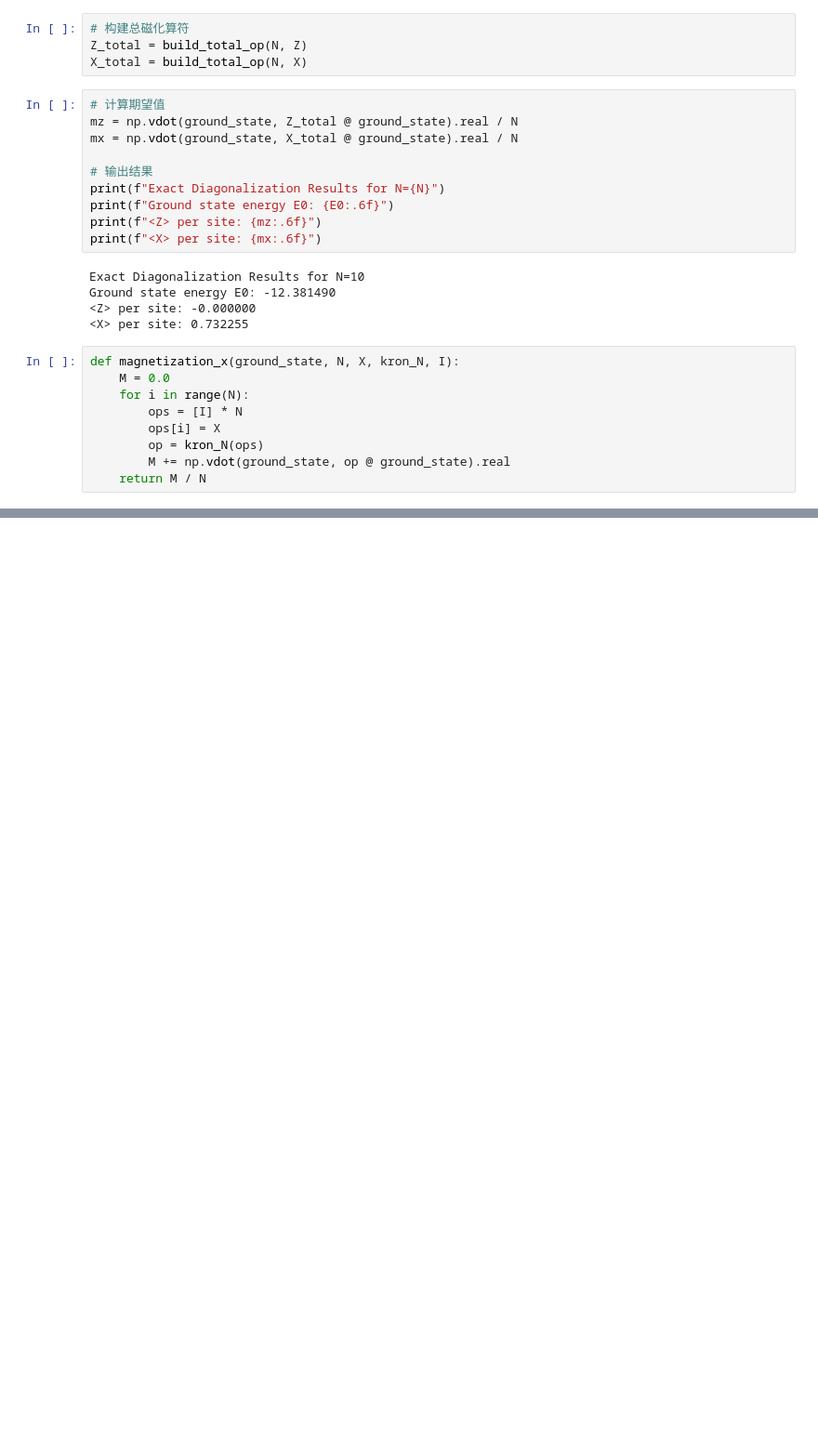
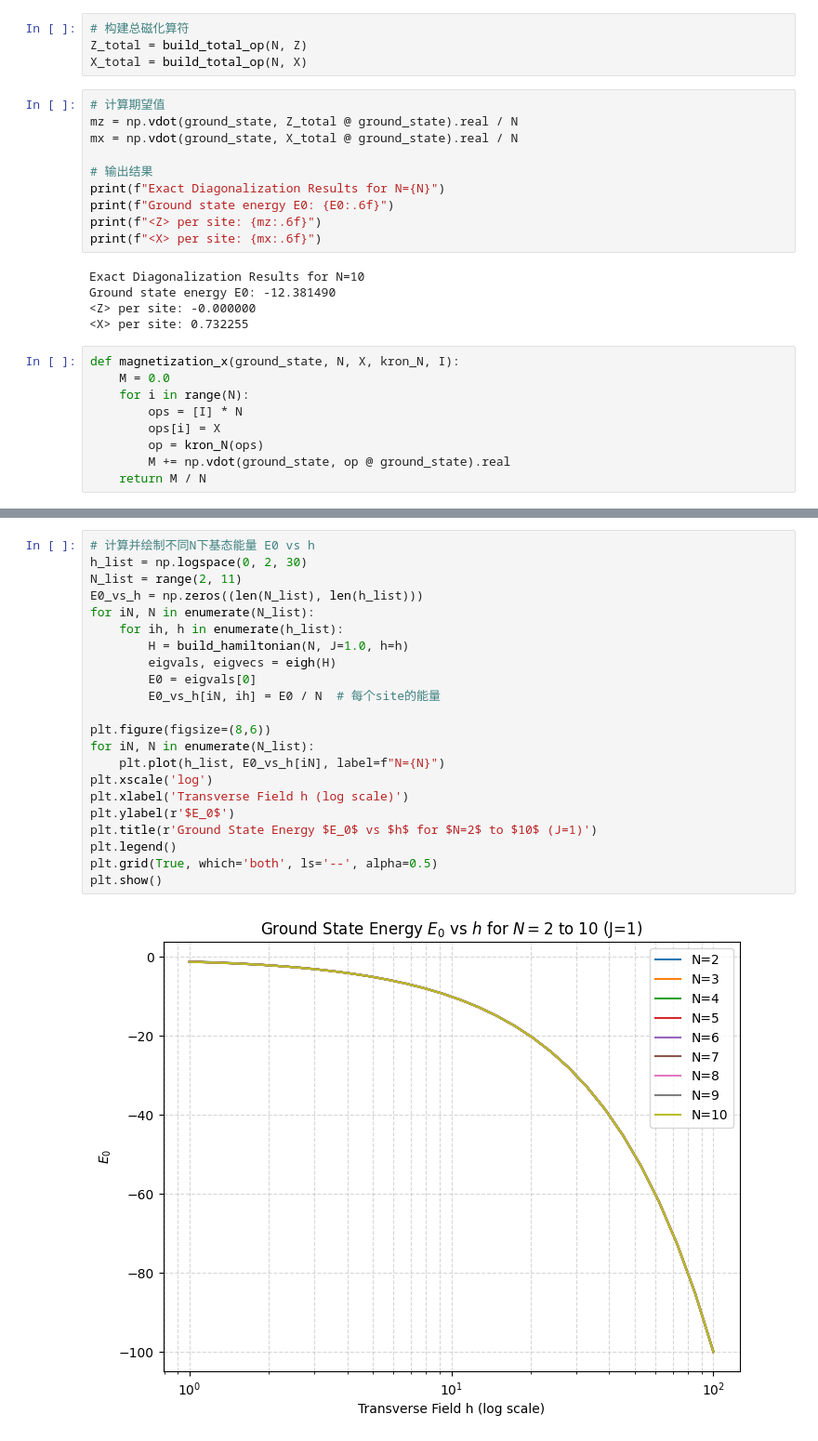
Before and after one commit to jindahe/quantum-many-body-by-QML, a Jupyter notebook: Test_Matrix.ipynb, the cells around one changed output, grey strips where cells are left out. Shown at 93% size. Drawn from its saved outputs; the diff is of its cells as text; blank space fills up the shorter version.

```diff
--- a/Test_Matrix.ipynb
+++ b/Test_Matrix.ipynb
@@ -102,0 +105,24 @@ plt.show()
+# %%
+# 计算并绘制不同N下基态能量 E0 vs h
+h_list = np.logspace(0, 2, 30)
+N_list = range(2, 11)
+E0_vs_h = np.zeros((len(N_list), len(h_list)))
+for iN, N in enumerate(N_list):
+    for ih, h in enumerate(h_list):
+        H = build_hamiltonian(N, J=1.0, h=h)
+        eigvals, eigvecs = eigh(H)
+        E0 = eigvals[0]
+        E0_vs_h[iN, ih] = E0 / N  # 每个site的能量
+
+plt.figure(figsize=(8,6))
+for iN, N in enumerate(N_list):
+    plt.plot(h_list, E0_vs_h[iN], label=f"N={N}")
+plt.xscale('log')
+plt.xlabel('Transverse Field h (log scale)')
+plt.ylabel(r'$E_0$')
+plt.title(r'Ground State Energy $E_0$ vs $h$ for $N=2$ to $10$ (J=1)')
+plt.legend()
+plt.grid(True, which='both', ls='--', alpha=0.5)
+plt.show()
+# %% [output]
+[figure, added]
```
Also changed, not shown: parts of 2 cells of this notebook, 14 other files.
